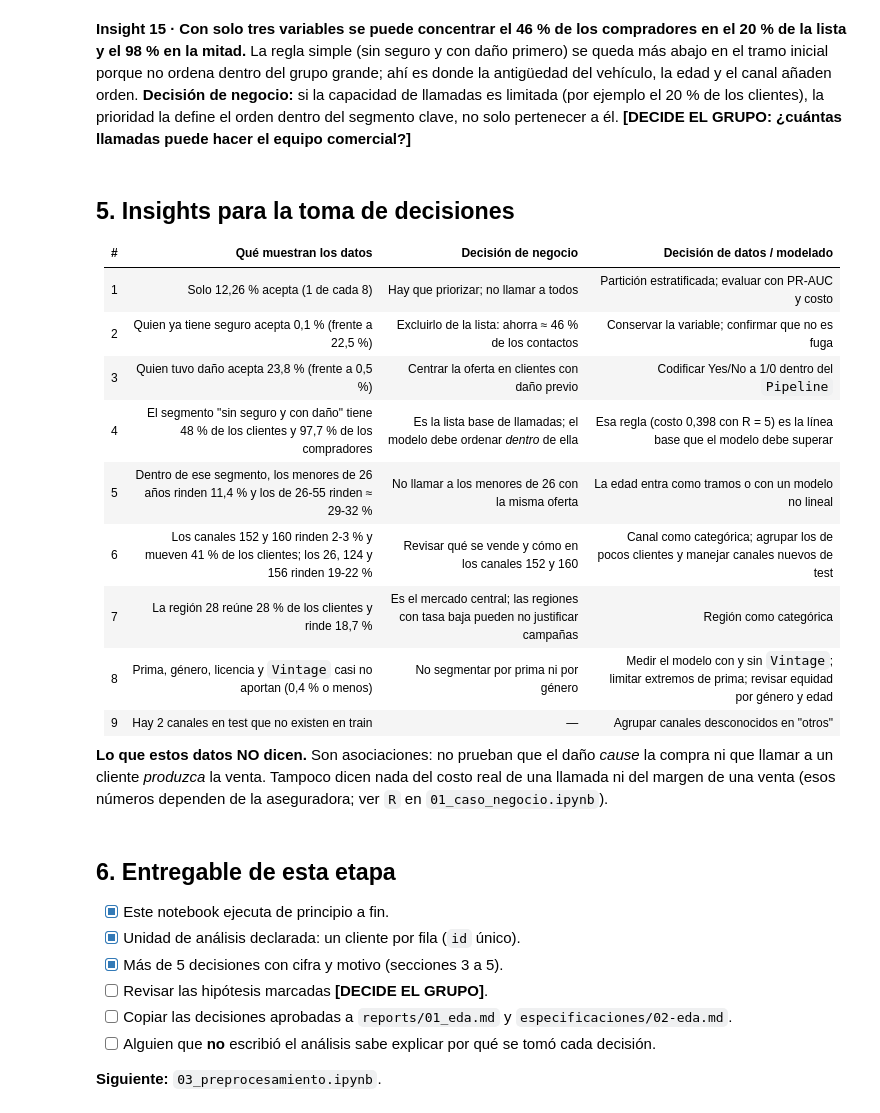
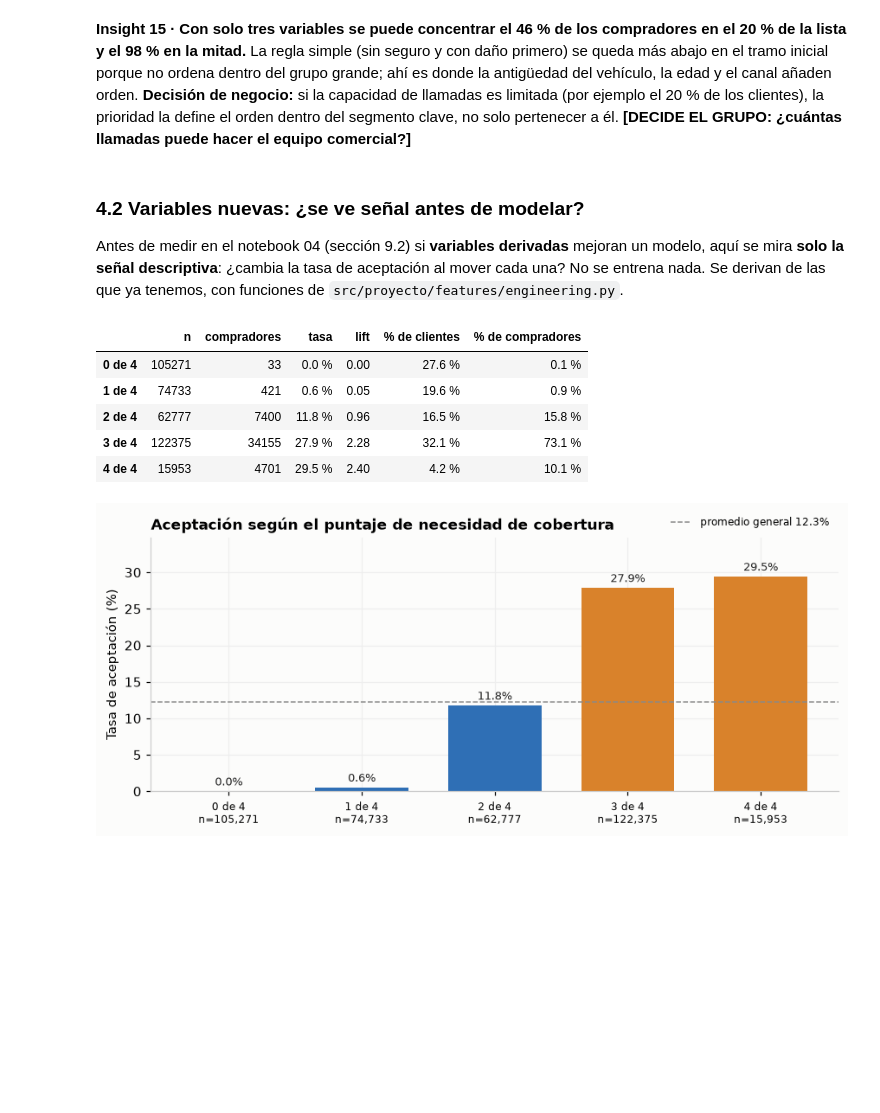
Before and after one commit to andiryospina/proyecto_venta_cruzada_seguro, a Jupyter notebook: notebooks/02_eda.ipynb, the cells around one changed output. Cells and saved outputs as stored; diff of their text form; code cells hidden in the pictures; blank space fills up the shorter version.

Commit message:
Agrega al EDA la seccion 4.2 de senal de variables nuevas y corrige el conteo de pruebas del 03
Co-Authored-By: Claude Sonnet 5.5 <noreply@anthropic.com>

```diff
--- a/notebooks/02_eda.ipynb
+++ b/notebooks/02_eda.ipynb
@@ -529,29 +529,33 @@ Llamando al 50% de la lista: segmentos encuentran 98.5% de los compradores; regl
 ordena dentro del grupo grande; ahí es donde la antigüedad del vehículo, la edad y el canal añaden orden. **Decisión de negocio:** si la capacidad de llamadas es limitada (por ejemplo el 20 % de los clientes), la prioridad la define el orden dentro del segmento clave,
 no solo pertenecer a él. **[DECIDE EL GRUPO: ¿cuántas llamadas puede hacer el equipo comercial?]**
 # %% [markdown]
-## 5. Insights para la toma de decisiones
+### 4.2 Variables nuevas: ¿se ve señal antes de modelar?
 
-| # | Qué muestran los datos | Decisión de **negocio** | Decisión de **datos / modelado** |
-|---|---|---|---|
-| 1 | Solo 12,26 % acepta (1 de cada 8) | Hay que priorizar; no llamar a todos | Partición estratificada; evaluar con PR-AUC y costo |
-| 2 | Quien ya tiene seguro acepta 0,1 % (frente a 22,5 %) | Excluirlo de la lista: ahorra ≈ 46 % de los contactos | Conservar la variable; confirmar que no es fuga |
-| 3 | Quien tuvo daño acepta 23,8 % (frente a 0,5 %) | Centrar la oferta en clientes con daño previo | Codificar Yes/No a 1/0 dentro del `Pipeline` |
-| 4 | El segmento "sin seguro y con daño" tiene 48 % de los clientes y 97,7 % de los compradores | Es la lista base de llamadas; el modelo debe ordenar *dentro* de ella | Esa regla (costo 0,398 con R = 5) es la línea base que el modelo debe superar |
-| 5 | Dentro de ese segmento, los menores de 26 años rinden 11,4 % y los de 26-55 rinden ≈ 29-32 % | No llamar a los menores de 26 con la misma oferta | La edad entra como tramos o con un modelo no lineal |
-| 6 | Los canales 152 y 160 rinden 2-3 % y mueven 41 % de los clientes; los 26, 124 y 156 rinden 19-22 % | Revisar qué se vende y cómo en los canales 152 y 160 | Canal como categórica; agrupar los de pocos clientes y manejar canales nuevos de test |
-| 7 | La región 28 reúne 28 % de los clientes y rinde 18,7 % | Es el mercado central; las regiones con tasa baja pueden no justificar campañas | Región como categórica |
-| 8 | Prima, género, licencia y `Vintage` casi no aportan (0,4 % o menos) | No segmentar por prima ni por género | Medir el modelo con y sin `Vintage`; limitar extremos de prima; revisar equidad por género y edad |
-| 9 | Hay 2 canales en test que no existen en train | — | Agrupar canales desconocidos en "otros" |
-
-**Lo que estos datos NO dicen.** Son asociaciones: no prueban que el daño *cause* la compra ni que llamar a un cliente *produzca* la venta. Tampoco dicen nada del costo real de una llamada ni del margen de una venta (esos números dependen de la aseguradora; ver `R` en `01_caso_negocio.ipynb`).
+Antes de medir en el notebook 04 (sección 9.2) si **variables derivadas** mejoran un modelo, aquí se mira **solo la señal descriptiva**: ¿cambia la tasa de aceptación al mover cada una? No se entrena nada.
+Se derivan de las que ya tenemos, con funciones de `src/proyecto/features/engineering.py`.
-# %% [markdown]
-## 6. Entregable de esta etapa
-
-- [x] Este notebook ejecuta de principio a fin.
-- [x] Unidad de análisis declarada: un cliente por fila (`id` único).
-- [x] Más de 5 decisiones con cifra y motivo (secciones 3 a 5).
-- [ ] Revisar las hipótesis marcadas **[DECIDE EL GRUPO]**.
-- [ ] Copiar las decisiones aprobadas a `reports/01_eda.md` y `especificaciones/02-eda.md`.
-- [ ] Alguien que **no** escribió el análisis sabe explicar por qué se tomó cada decisión.
-
-**Siguiente:** `03_preprocesamiento.ipynb`.
+# %%
+from proyecto.data.cleaning import clean
+from proyecto.features.engineering import CodeVolume, PremiumVsAgeBand, need_score, profile_12_code, vintage_share, young_new_vehicle
+
+clean_train = clean(train)      # misma limpieza de la etapa 3, sobre una copia: no modifica los datos crudos
+core = clean_train[["Previously_Insured", "Vehicle_Damage", "Vehicle_Age"]].to_numpy()
+df["need_score"] = need_score(core).ravel().astype(int)
+df["profile_code"] = profile_12_code(core).ravel()
+df["young_new_vehicle"] = young_new_vehicle(clean_train[["Age", "Vehicle_Age"]].to_numpy()).ravel()
+df["vintage_share"] = vintage_share(clean_train[["Vintage", "Age"]].to_numpy()).ravel()
+volume = CodeVolume().fit(clean_train[["Policy_Sales_Channel", "Region_Code"]].to_numpy()).transform(clean_train[["Policy_Sales_Channel", "Region_Code"]].to_numpy())
+df["channel_volume"], df["region_volume"] = volume[:, 0], volume[:, 1]
+df["premium_vs_age_band"] = PremiumVsAgeBand().fit(clean_train[["Annual_Premium", "Age"]].to_numpy()).transform(clean_train[["Annual_Premium", "Age"]].to_numpy()).ravel()
+
+g = rate_table("need_score")
+g.index = [f"{i} de 4" for i in g.index]
+show(g)
+rate_bars(g, "Aceptación según el puntaje de necesidad de cobertura", figsize=(8, 3.6))
+# %% [output]
+|  | n | compradores | tasa | lift | % de clientes | % de compradores |
+| 0 de 4 | 105271 | 33 | 0.0 % | 0.00 | 27.6 % | 0.1 % |
+| 1 de 4 | 74733 | 421 | 0.6 % | 0.05 | 19.6 % | 0.9 % |
+| 2 de 4 | 62777 | 7400 | 11.8 % | 0.96 | 16.5 % | 15.8 % |
+| 3 de 4 | 122375 | 34155 | 27.9 % | 2.28 | 32.1 % | 73.1 % |
+| 4 de 4 | 15953 | 4701 | 29.5 % | 2.40 | 4.2 % | 10.1 % |
+[figure, added]
```
Also changed, not shown: parts of 5 cells of this notebook, 1 other file.
